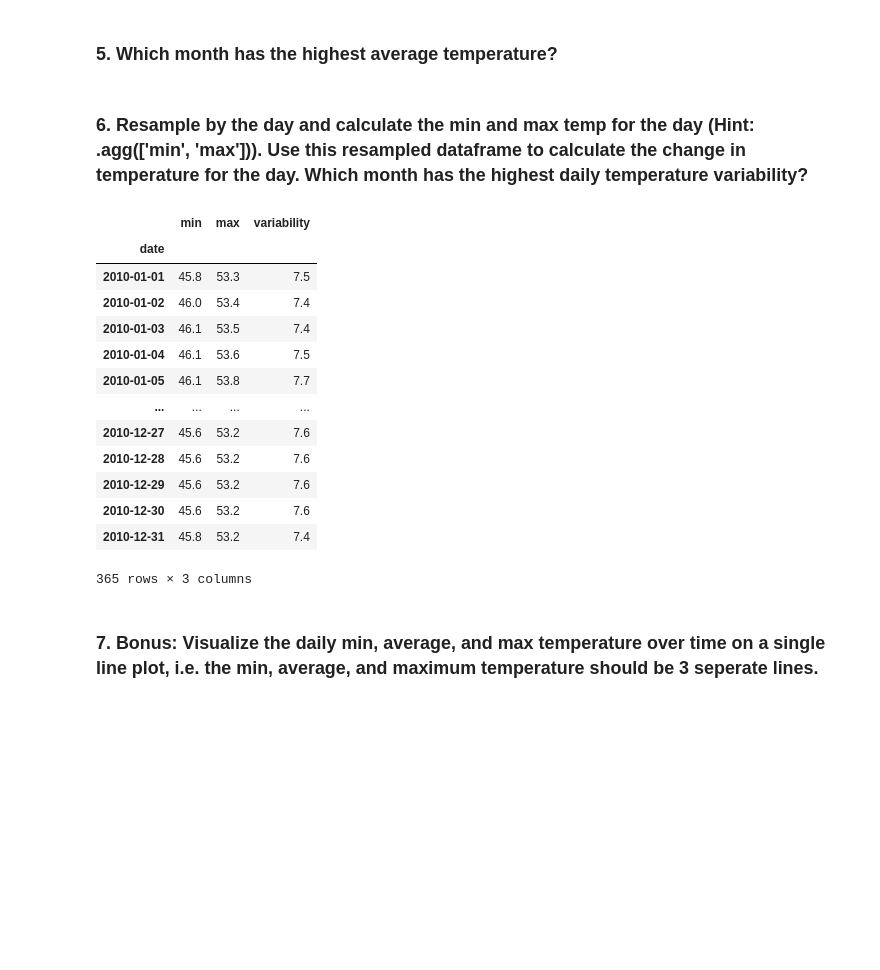
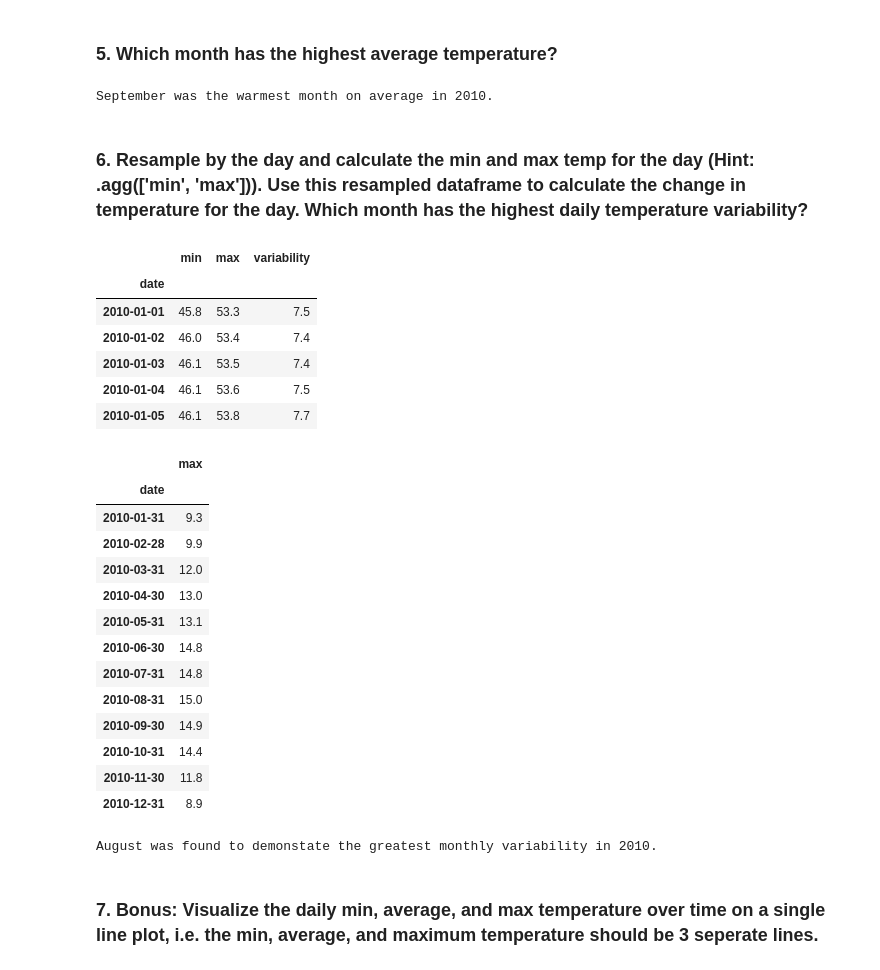
Before and after one commit to CSolitaire/time-series-exercises, a Jupyter notebook: time-series-manipulation.ipynb, the cells around one changed output. Cells and saved outputs as stored; diff of their text form; code cells hidden in the pictures; blank space fills up the shorter version.

```diff
--- a/time-series-manipulation.ipynb
+++ b/time-series-manipulation.ipynb
@@ -168,33 +159,66 @@ df = df.resample('M').mean()
 # %% [markdown]
 ### 5. Which month has the highest average temperature?
+# %%
+# Import Dataframe (Non Aggrigated)
+from vega_datasets import data
+df = data.sf_temps()
+# Sort Index
+df = df.set_index('date').sort_index()
+# Resample
+monthly_temps = df.resample('M')
+#  Groupby date to fin min temp
+warmest_month = monthly_temps.mean().idxmax()[0]
+warmest_month = warmest_month.strftime('%B')
+print(f'{warmest_month} was the warmest month on average in 2010.')
+# %% [output]
+September was the warmest month on average in 2010.
 # %% [markdown]
 ### 6. Resample by the day and calculate the min and max temp for the day (Hint: .agg(['min', 'max'])). Use this resampled dataframe to calculate the change in temperature for the day. Which month has the highest daily temperature variability?
 # %%
 # Import Dataframe (Non Aggrigated)
 from vega_datasets import data
 df = data.sf_temps()
 # Sort Index
 df = df.set_index('date').sort_index()
 # Resample for min/mad of Day
 df = df.resample('D')['temp'].agg(['min', 'max'])
 # Create variability Column
 df['variability'] = (df['max'] - df['min'])
-df
+df.head()
 # %% [output]
 |  | min | max | variability |
 | date |  |  |  |
 | 2010-01-01 | 45.8 | 53.3 | 7.5 |
 | 2010-01-02 | 46.0 | 53.4 | 7.4 |
 | 2010-01-03 | 46.1 | 53.5 | 7.4 |
 | 2010-01-04 | 46.1 | 53.6 | 7.5 |
 | 2010-01-05 | 46.1 | 53.8 | 7.7 |
-| ... | ... | ... | ... |
-| 2010-12-27 | 45.6 | 53.2 | 7.6 |
-| 2010-12-28 | 45.6 | 53.2 | 7.6 |
-| 2010-12-29 | 45.6 | 53.2 | 7.6 |
-| 2010-12-30 | 45.6 | 53.2 | 7.6 |
-| 2010-12-31 | 45.8 | 53.2 | 7.4 |
-365 rows × 3 columns
+# %%
+# Resample
+df = df.resample('M')['variability'].agg(['max'])
+df
+# %% [output]
+|  | max |
+| date |  |
+| 2010-01-31 | 9.3 |
+| 2010-02-28 | 9.9 |
+| 2010-03-31 | 12.0 |
+| 2010-04-30 | 13.0 |
+| 2010-05-31 | 13.1 |
+| 2010-06-30 | 14.8 |
+| 2010-07-31 | 14.8 |
+| 2010-08-31 | 15.0 |
+| 2010-09-30 | 14.9 |
+| 2010-10-31 | 14.4 |
+| 2010-11-30 | 11.8 |
+| 2010-12-31 | 8.9 |
+# %%
+# Print Answer
+max_vari = df.idxmax()[0]
+max_vari = max_vari.strftime('%B')
+print(f'{max_vari} was found to demonstate the greatest monthly variability in 2010.')
+# %% [output]
+August was found to demonstate the greatest monthly variability in 2010.
 # %% [markdown]
 ### 7. Bonus: Visualize the daily min, average, and max temperature over time on a single line plot, i.e. the min, average, and maximum temperature should be 3 seperate lines.
 # %% [markdown]
```
Also changed, not shown: parts of 1 cell of this notebook.
